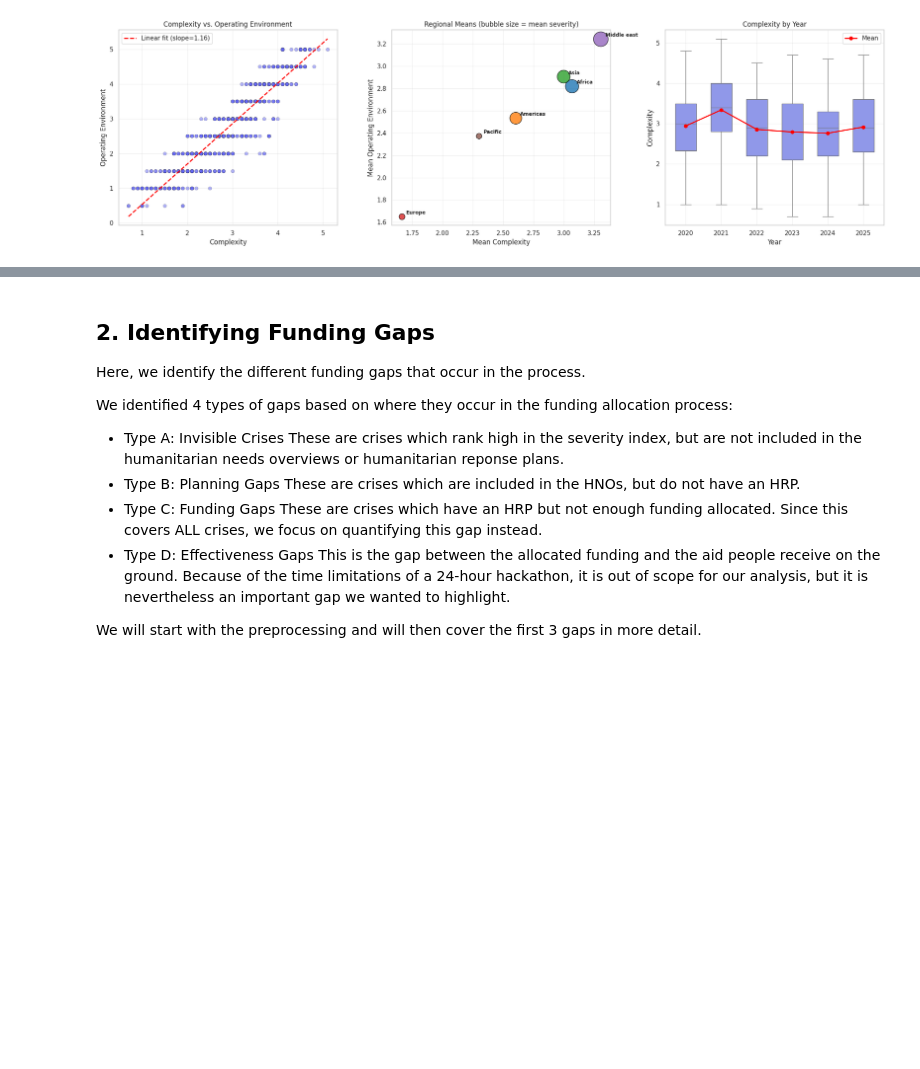
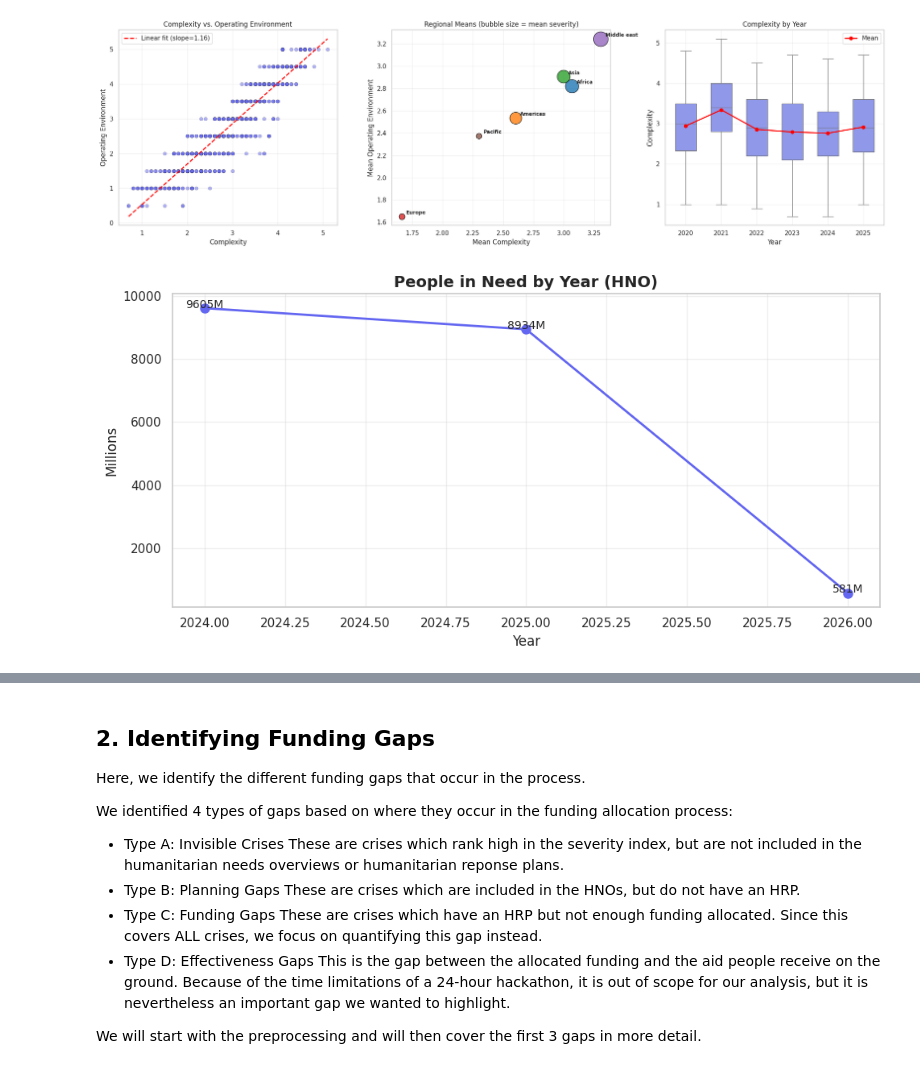
Before and after one commit to USER-397X/OCHA, a Jupyter notebook: stroopwafel.ipynb, the cells around one changed output, grey strips where cells are left out. Cells and saved outputs as stored; diff of their text form; code cells hidden in the pictures; blank space fills up the shorter version.

```diff
--- a/stroopwafel.ipynb
+++ b/stroopwafel.ipynb
@@ -388,3 +399,18 @@ plt.tight_layout()
 plt.show()
 # %% [output]
 [figure]
+# %%
+# HNO (Humanitarian Needs Overview) - People in Need over time
+hno_by_year = hno.groupby('year')['In Need'].sum() / 1e6
+fig, ax = plt.subplots(figsize=(10, 5))
+ax.plot(hno_by_year.index, hno_by_year.values, marker='o', linewidth=2, markersize=8, color='#6366f1')
+ax.set_title('People in Need by Year (HNO)', fontsize=14, fontweight='bold')
+ax.set_xlabel('Year')
+ax.set_ylabel('Millions')
+ax.grid(True, alpha=0.3)
+for i, v in enumerate(hno_by_year.values):
+    ax.text(hno_by_year.index[i], v + 5, f'{v:.0f}M', ha='center', fontsize=10)
+plt.tight_layout()
+plt.show()
+# %% [output]
+[figure, added]
```
Also changed, not shown: parts of 25 cells of this notebook.
